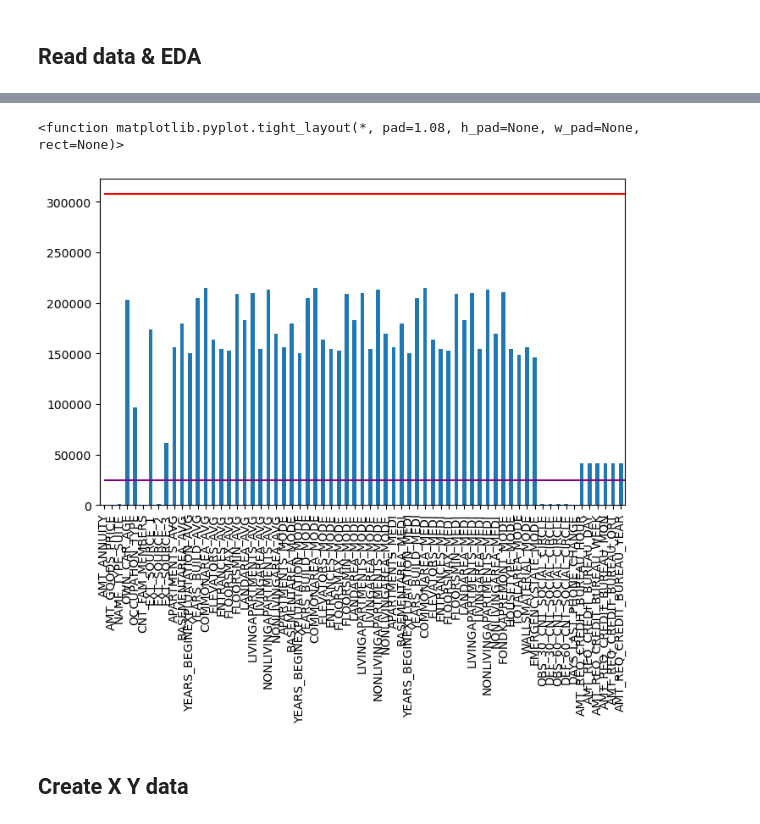
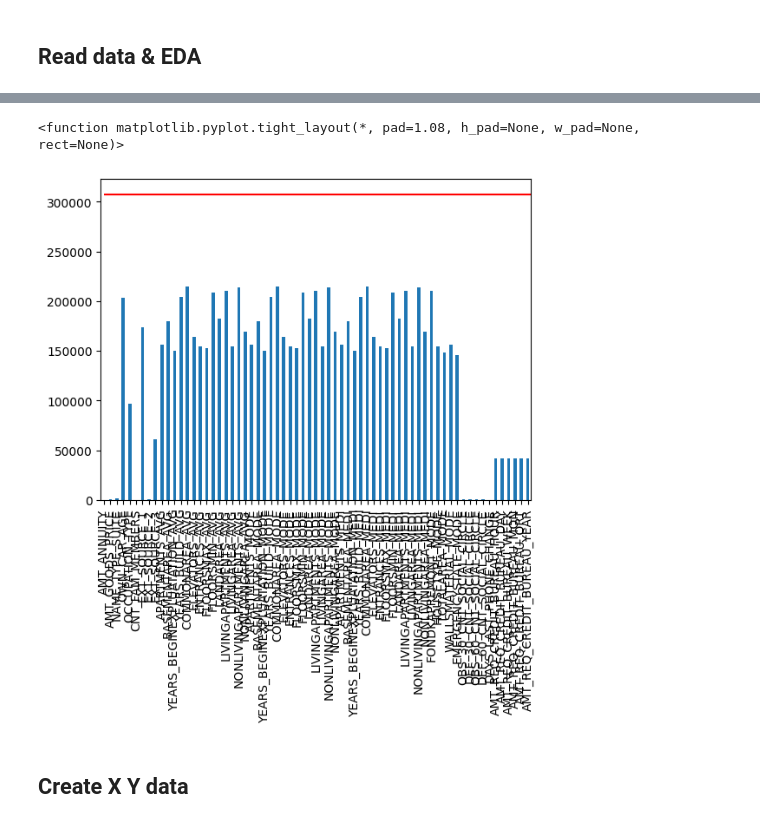
Before and after one commit to cclclc8722/Credit-Card-Fraud, a Jupyter notebook: creditcardfraud.ipynb, the cells around one changed output, grey strips where cells are left out. Saved outputs shown, nothing was run; the diff lists cells and outputs as text; code cells hidden in the pictures.

```diff
--- a/creditcardfraud.ipynb
+++ b/creditcardfraud.ipynb
@@ -29,6 +29,5 @@ from sklearn.metrics import log_loss, roc_auc_score, make_scorer, recall_score,
 # %% [markdown]
 ## Read data & EDA
 # %%
-df_app = pd.read_csv('/Users/chengchanglei/Desktop/碩二上學期/財務工程與數學/cardfraud/application_data.csv')
+data = pd.read_csv('/Users/chengchanglei/Library/CloudStorage/GoogleDrive-qscft88@gmail.com/我的雲端硬碟/國立政治大學/碩二/碩二上學期/財務工程與數學/cardfraud/application_data.csv')
 pd.set_option('display.max_columns', None)
-df_app.head()
@@ -42,13 +34,13 @@ df_app.head()
 # %%
 # 透過視覺化確認資料null的狀況
-plt.figure(figsize=(8,5))
+plt.figure()
 plt.tick_params(colors='black', which='both')
-df_app.isna().sum()[df_app.isna().sum()>0].plot(kind='bar')
-# df_app[df_app['TARGET'] == 1].isna().sum()[(df_app[df_app['TARGET'] == 1].isna().sum()>0)].plot(kind='bar', color = 'gray')
-plt.hlines(y = len(df_app), xmin = 0, xmax = len(df_app.columns), color = 'red')
-plt.hlines(y = len(df_app[df_app['TARGET'] == 1]), xmin = 0, xmax = len(df_app.columns), color = 'purple')
+data.isna().sum()[data.isna().sum()>0].plot(kind='bar')
+# data[data['TARGET'] == 1].isna().sum()[(data[data['TARGET'] == 1].isna().sum()>0)].plot(kind='bar', color = 'gray')
+plt.hlines(y = len(data), xmin = 0, xmax = len(data.columns), color = 'red')
+# plt.hlines(y = len(data[data['TARGET'] == 1]), xmin = 0, xmax = len(data.columns), color = 'purple')
 plt.tight_layout
 # %% [output]
 <function matplotlib.pyplot.tight_layout(*, pad=1.08, h_pad=None, w_pad=None, rect=None)>
-[figure, old version]
+[figure, new version]
 # %%
```
Also changed, not shown: parts of 78 cells of this notebook, 1 other file.
